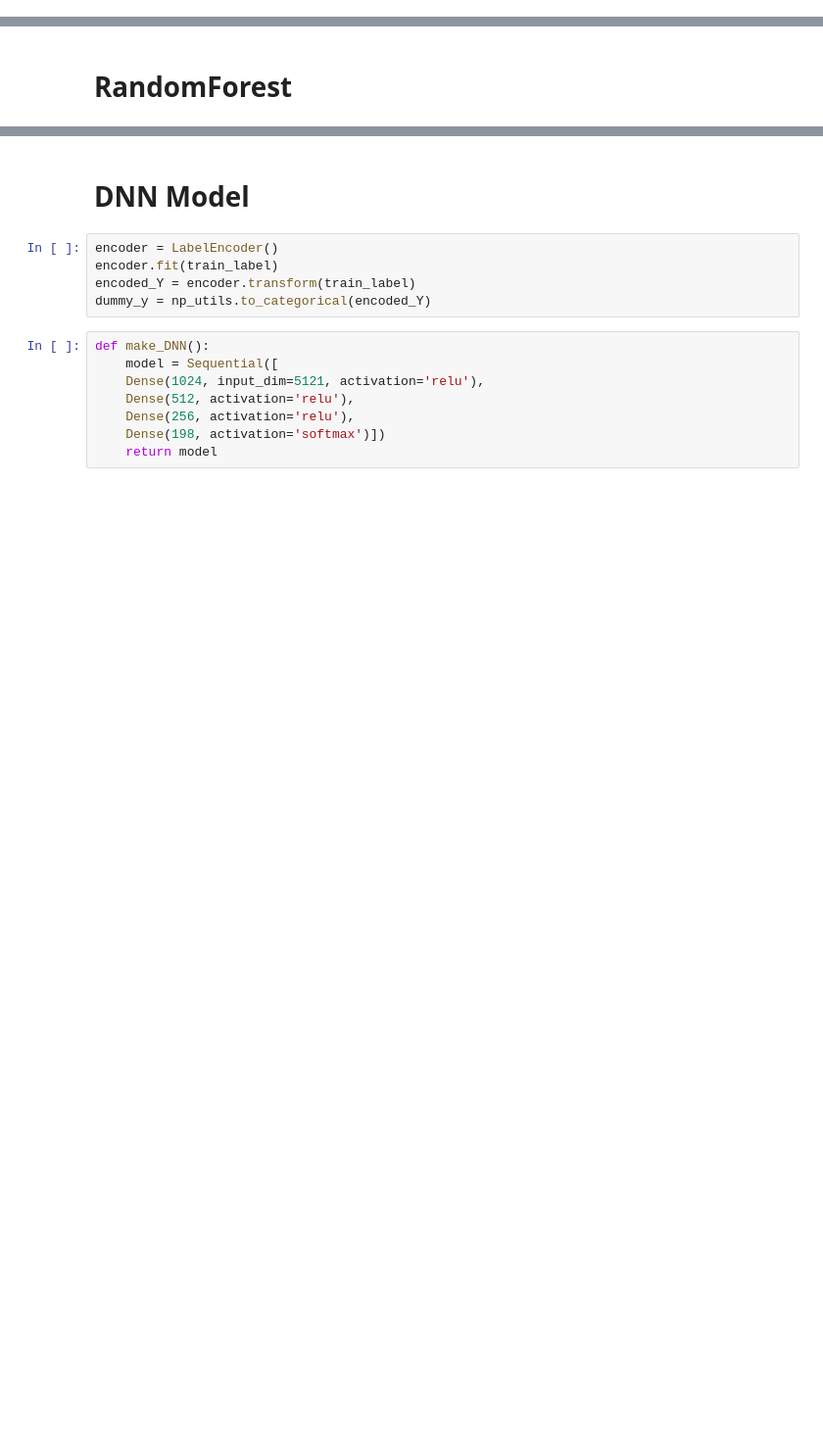
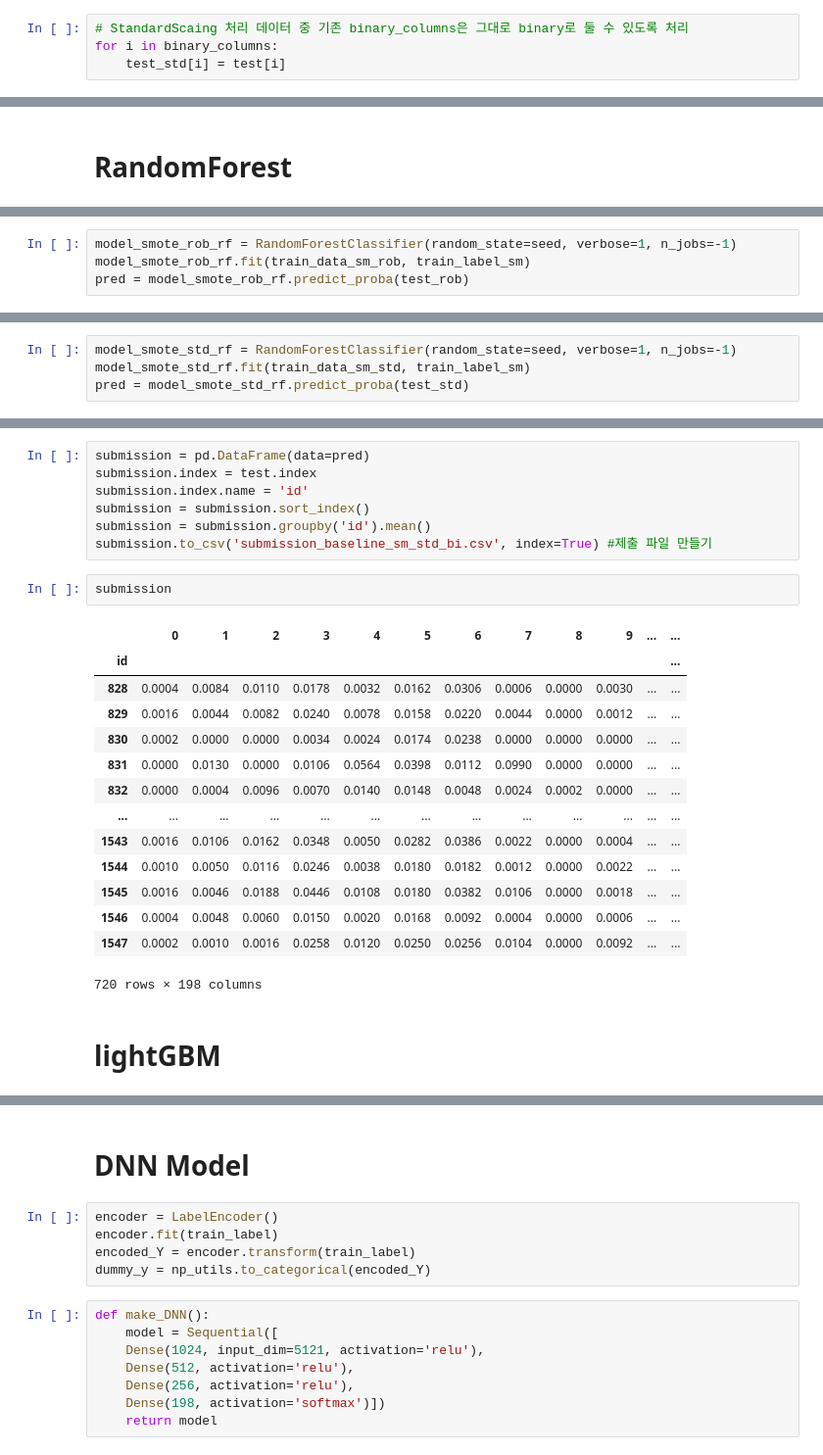
Before and after one commit to osmanturks/DACON, a Jupyter notebook: PrePro.ipynb, the cells around one changed output, grey strips where cells are left out. Shown: that part at 98% size. Drawn from its saved outputs; the diff is of its cells as text; blank space fills up the shorter version.

```diff
--- a/PrePro.ipynb
+++ b/PrePro.ipynb
@@ -167,0 +310,4 @@ plt.show()
+# %%
+# StandardScaing 처리 데이터 중 기존 binary_columns은 그대로 binary로 둘 수 있도록 처리
+for i in binary_columns:
+    test_std[i] = test[i]
@@ -194,0 +351,4 @@ model_smote_rf = joblib.load('lgbmodel.pkl')
+# %%
+model_smote_rob_rf = RandomForestClassifier(random_state=seed, verbose=1, n_jobs=-1)
+model_smote_rob_rf.fit(train_data_sm_rob, train_label_sm)
+pred = model_smote_rob_rf.predict_proba(test_rob)
@@ -194,0 +368,4 @@ model_smote_rf = joblib.load('lgbmodel.pkl')
+# %%
+model_smote_std_rf = RandomForestClassifier(random_state=seed, verbose=1, n_jobs=-1)
+model_smote_std_rf.fit(train_data_sm_std, train_label_sm)
+pred = model_smote_std_rf.predict_proba(test_std)
@@ -194,0 +389,26 @@ model_smote_rf = joblib.load('lgbmodel.pkl')
+# %%
+submission = pd.DataFrame(data=pred)
+submission.index = test.index
+submission.index.name = 'id'
+submission = submission.sort_index()
+submission = submission.groupby('id').mean()
+submission.to_csv('submission_baseline_sm_std_bi.csv', index=True) #제출 파일 만들기
+# %%
+submission
+# %% [output]
+|  | 0 | 1 | 2 | 3 | 4 | 5 | 6 | 7 | 8 | 9 | ... | ... |
+| id |  |  |  |  |  |  |  |  |  |  |  | ... |
+| 828 | 0.0004 | 0.0084 | 0.0110 | 0.0178 | 0.0032 | 0.0162 | 0.0306 | 0.0006 | 0.0000 | 0.0030 | ... | ... |
+| 829 | 0.0016 | 0.0044 | 0.0082 | 0.0240 | 0.0078 | 0.0158 | 0.0220 | 0.0044 | 0.0000 | 0.0012 | ... | ... |
+| 830 | 0.0002 | 0.0000 | 0.0000 | 0.0034 | 0.0024 | 0.0174 | 0.0238 | 0.0000 | 0.0000 | 0.0000 | ... | ... |
+| 831 | 0.0000 | 0.0130 | 0.0000 | 0.0106 | 0.0564 | 0.0398 | 0.0112 | 0.0990 | 0.0000 | 0.0000 | ... | ... |
+| 832 | 0.0000 | 0.0004 | 0.0096 | 0.0070 | 0.0140 | 0.0148 | 0.0048 | 0.0024 | 0.0002 | 0.0000 | ... | ... |
+| ... | ... | ... | ... | ... | ... | ... | ... | ... | ... | ... | ... | ... |
+| 1543 | 0.0016 | 0.0106 | 0.0162 | 0.0348 | 0.0050 | 0.0282 | 0.0386 | 0.0022 | 0.0000 | 0.0004 | ... | ... |
+| 1544 | 0.0010 | 0.0050 | 0.0116 | 0.0246 | 0.0038 | 0.0180 | 0.0182 | 0.0012 | 0.0000 | 0.0022 | ... | ... |
+| 1545 | 0.0016 | 0.0046 | 0.0188 | 0.0446 | 0.0108 | 0.0180 | 0.0382 | 0.0106 | 0.0000 | 0.0018 | ... | ... |
+| 1546 | 0.0004 | 0.0048 | 0.0060 | 0.0150 | 0.0020 | 0.0168 | 0.0092 | 0.0004 | 0.0000 | 0.0006 | ... | ... |
+| 1547 | 0.0002 | 0.0010 | 0.0016 | 0.0258 | 0.0120 | 0.0250 | 0.0256 | 0.0104 | 0.0000 | 0.0092 | ... | ... |
+720 rows × 198 columns
+# %% [markdown]
+# lightGBM
```
Also changed, not shown: parts of 39 cells of this notebook.
